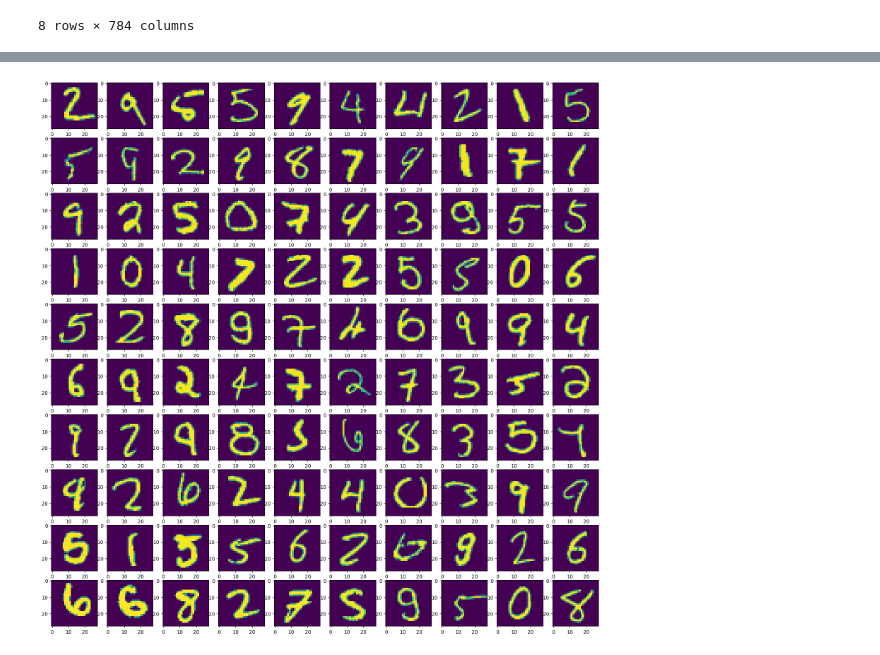
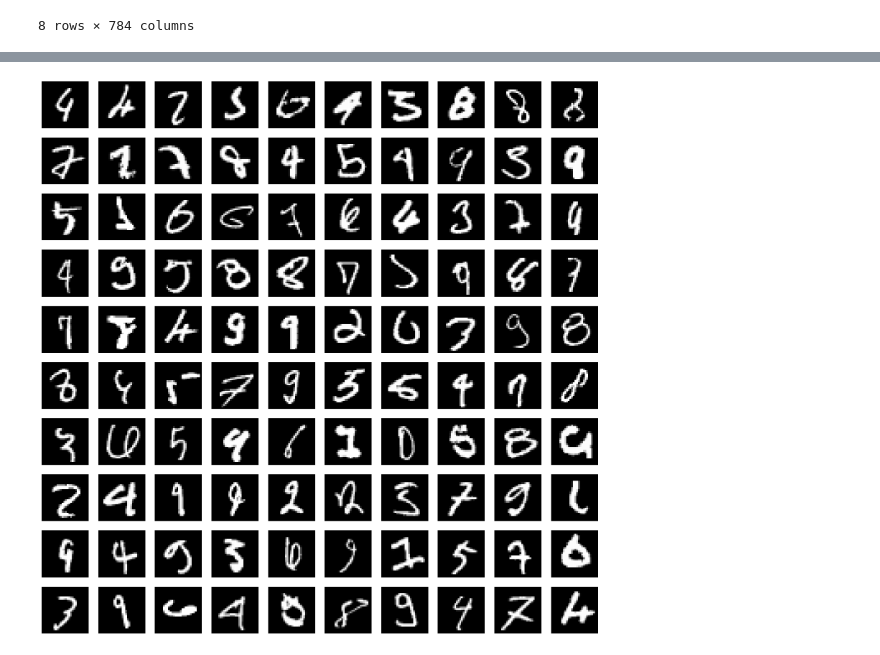
Before and after one commit to vigge93-BTH-courses/DV2599-Maskininlarning, a Jupyter notebook: Project/MNIST.ipynb, the cells around one changed output, grey strips where cells are left out. Cells and saved outputs as stored; diff of their text form; code cells hidden in the pictures.

```diff
--- a/Project/MNIST.ipynb
+++ b/Project/MNIST.ipynb
@@ -33,8 +46,8 @@ train_data.head()
 | 4 | 0 | 0 | 0 | 0 | 0 | 0 | 0 | 0 | 0 | 0 | ... | ... |
 5 rows × 784 columns
 # %%
-train_data_norm = train_data/255.0
-test_data_norm = test_data/255.0
+train_data_norm = (train_data)/255.
+test_data_norm = (test_data)/255.
 train_data_norm.describe()
 # %% [output]
 |  | 1 | 2 | 3 | 4 | 5 | 6 | 7 | 8 | 9 | 10 | ... | ... |
@@ -48,24 +61,22 @@ train_data_norm.describe()
 | max | 0.0 | 0.0 | 0.0 | 0.0 | 0.0 | 0.0 | 0.0 | 0.0 | 0.0 | 0.0 | ... | ... |
 8 rows × 784 columns
 # %%
-from sklearn.metrics import ConfusionMatrixDisplay
-import matplotlib.pyplot as plt
+layers = [800]
 
-layers = [128, 64]
-network = NN.NeuralNetwork(784, layers, 10, NN.Activation.TANH)
+network = NN.NeuralNetwork(784, layers, 10, NN.Activation.SIGMOID, 0.2)
 
-for _ in range(5):
-    for ex in np.random.permutation(len(train_data)):
-        img = train_data.iloc[ex]
+for epoch in range(20):
+    for ex in np.random.permutation(len(train_data_norm)):
+        img = train_data_norm.iloc[ex]
         label = train_labels.iloc[ex]
-        label_onehot = [-1 for _ in range(10)]
+        label_onehot = [0 for _ in range(10)]
         label_onehot[label] = 1
         network.train(img, label_onehot)
     correct = 0
     result = [[], []]
     wrong = []
-    for t in range(len(test_data)):
-        img = test_data.iloc[t]
+    for t in range(len(test_data_norm)):
+        img = test_data_norm.iloc[t]
         label = test_labels.iloc[t]
         pred = network.predict(img)
         pred_label = np.argmax(pred)
@@ -75,7 +86,8 @@ for _ in range(5):
             correct += 1
         else:
             wrong.append(img)
-    print(f'Accuracy: {correct*100/(t+1):.2f}%')
+    network._lr *= 0.9
+    print(f'Epoch: {epoch+1}/20, Accuracy: {correct*100/(t+1):.2f}%')
 matrix = ConfusionMatrixDisplay.from_predictions(result[0], result[1])
 plt.show()
 # %% [output]
@@ -88,12 +115,13 @@ Accuracy: 86.09%
 # %%
 # fig, ax = plt.subplots(nrows=rows, ncols=cols, figsize=(8, 8))
 cols = 10
 rows = len(wrong[:100])//cols + 1
 fig = plt.figure(figsize=(2*cols, 2*rows))
 fig.tight_layout()
 for i, img in enumerate(wrong[:100]):
     fig.add_subplot(rows, cols, i+1)
-    plt.imshow(np.array(img).reshape((28, 28)))
+    plt.imshow(np.array(img).reshape((28, 28)), cmap='gray')
+    plt.axis('off')
 plt.show()
 # %% [output]
-[figure, old version]
+[figure, new version]
```
Also changed, not shown: parts of 3 cells of this notebook, 3 other files.
